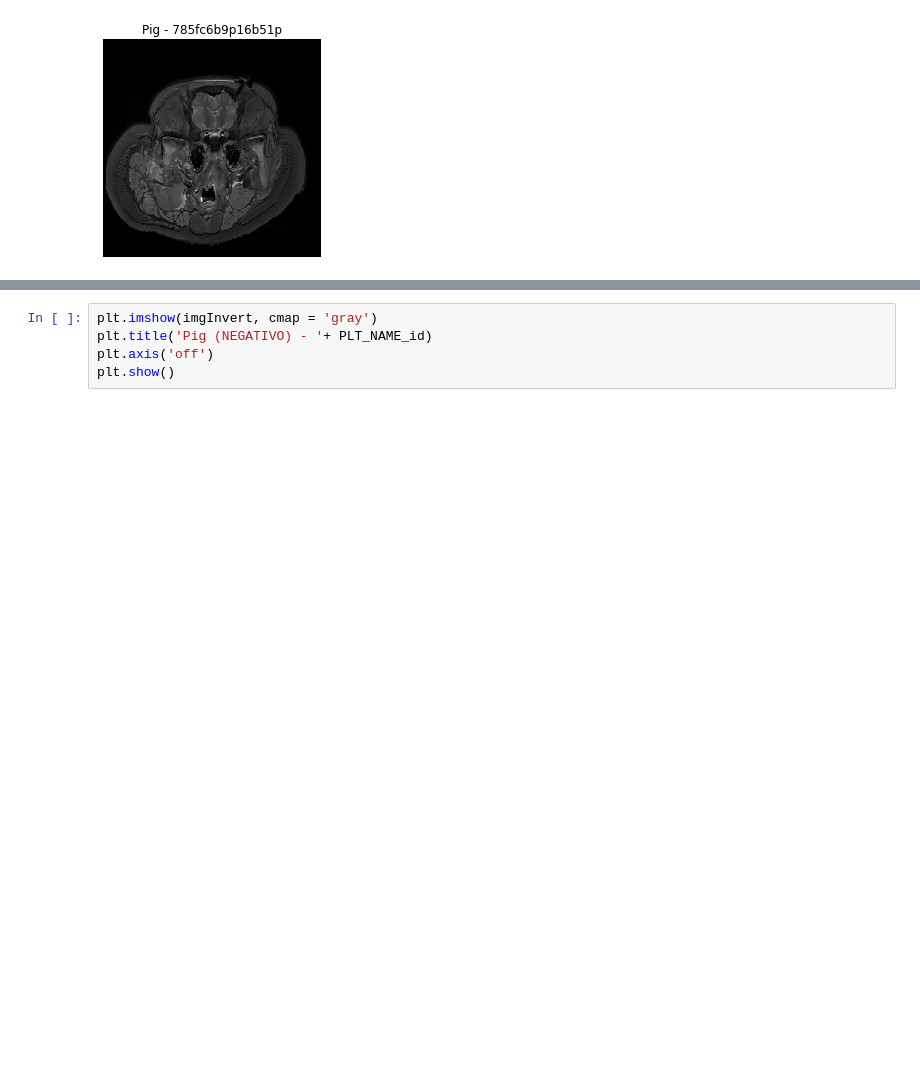
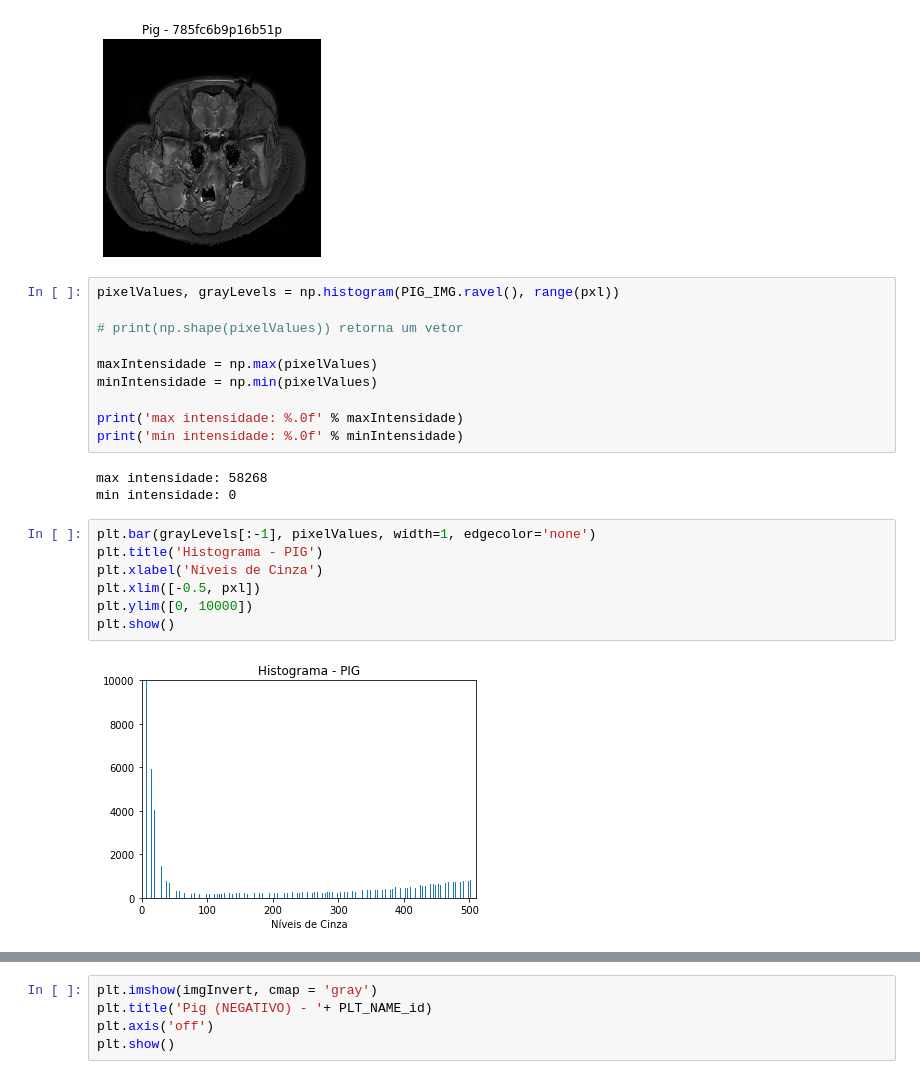
Before and after one commit to barbaractong/medical-img-processing, a Jupyter notebook: scripts/PIM_atv-1.ipynb, the cells around one changed output, grey strips where cells are left out. Drawn from its saved outputs; the diff is of its cells as text; blank space fills up the shorter version.

```diff
--- a/scripts/negativo-img.ipynb
+++ b/scripts/PIM_atv-1.ipynb
@@ -20,3 +22,25 @@ plt.axis('off')
 plt.show()
 # %% [output]
 [figure]
+# %%
+pixelValues, grayLevels = np.histogram(PIG_IMG.ravel(), range(pxl))
+
+# print(np.shape(pixelValues)) retorna um vetor
+
+maxIntensidade = np.max(pixelValues)
+minIntensidade = np.min(pixelValues)
+
+print('max intensidade: %.0f' % maxIntensidade)
+print('min intensidade: %.0f' % minIntensidade)
+# %% [output]
+max intensidade: 58268
+min intensidade: 0
+# %%
+plt.bar(grayLevels[:-1], pixelValues, width=1, edgecolor='none')
+plt.title('Histograma - PIG')
+plt.xlabel('Níveis de Cinza')
+plt.xlim([-0.5, pxl])
+plt.ylim([0, 10000])
+plt.show()
+# %% [output]
+[figure, added]
```
Also changed, not shown: parts of 4 cells of this notebook, 2 other files.
